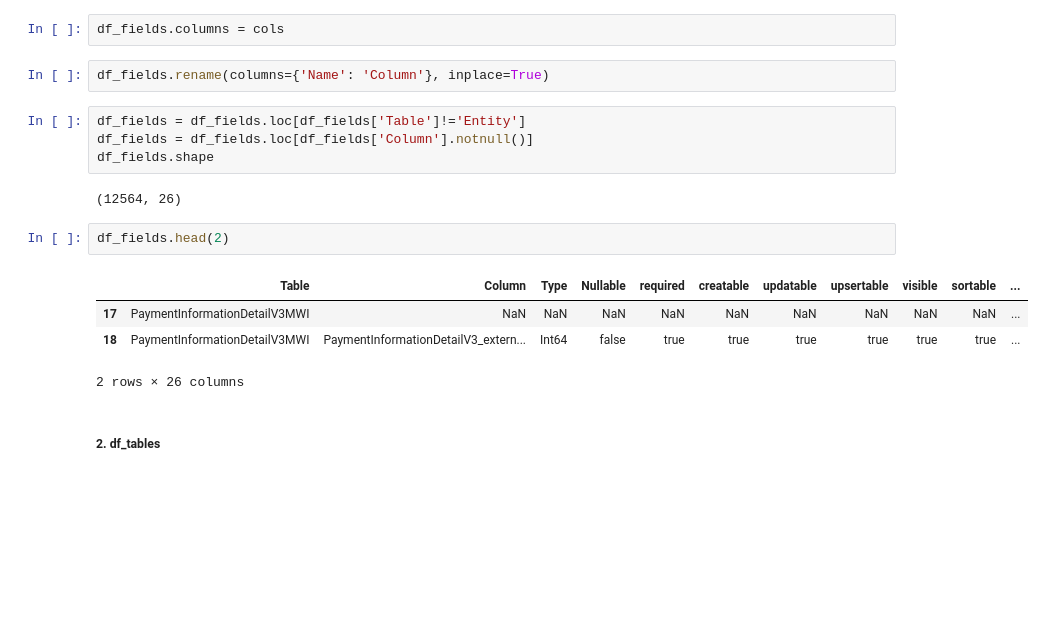
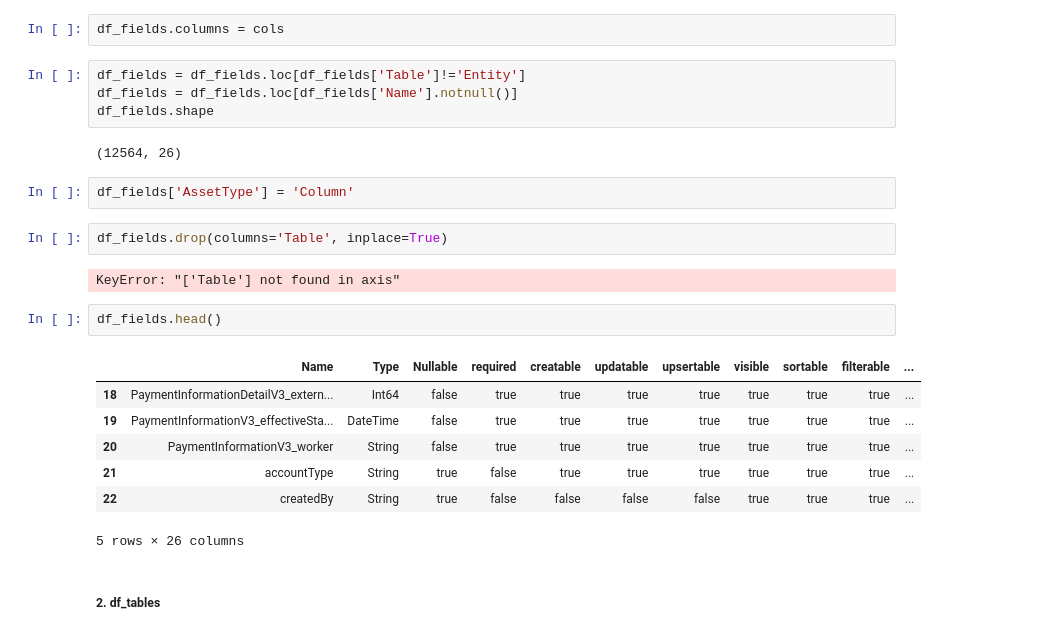
Before and after one commit to robin0821/successfactors-schema, a Jupyter notebook: schema-extract.ipynb, the cells around one changed output. Drawn from its saved outputs; the diff is of its cells as text; blank space fills up the shorter version.

Commit message:
concat dataframe for table and columns

```diff
--- a/schema-extract.ipynb
+++ b/schema-extract.ipynb
@@ -93,21 +91,28 @@ for idx, col in enumerate(cols):
         continue
 # %%
 df_fields.columns = cols
+# %%
+df_fields = df_fields.loc[df_fields['Table']!='Entity']
+df_fields = df_fields.loc[df_fields['Name'].notnull()]
+df_fields.shape
+# %% [output]
+(12564, 26)
+# %%
+df_fields['AssetType'] = 'Column'
 # %%
-df_fields.rename(columns={'Name': 'Column'}, inplace=True)
+df_fields.drop(columns='Table', inplace=True)
+# %% [output]
+KeyError: "['Table'] not found in axis"
-# %%
-df_fields = df_fields.loc[df_fields['Table']!='Entity']
-df_fields = df_fields.loc[df_fields['Column'].notnull()]
-df_fields.shape
-# %% [output]
-(12564, 26)
 # %%
-df_fields.head(2)
+df_fields.head()
 # %% [output]
-|  | Table | Column | Type | Nullable | required | creatable | updatable | upsertable | visible | sortable | ... |
-| 17 | PaymentInformationDetailV3MWI | NaN | NaN | NaN | NaN | NaN | NaN | NaN | NaN | NaN | ... |
-| 18 | PaymentInformationDetailV3MWI | PaymentInformationDetailV3_extern... | Int64 | false | true | true | true | true | true | true | ... |
+|  | Name | Type | Nullable | required | creatable | updatable | upsertable | visible | sortable | filterable | ... |
+| 18 | PaymentInformationDetailV3_extern... | Int64 | false | true | true | true | true | true | true | true | ... |
+| 19 | PaymentInformationV3_effectiveSta... | DateTime | false | true | true | true | true | true | true | true | ... |
+| 20 | PaymentInformationV3_worker | String | false | true | true | true | true | true | true | true | ... |
+| 21 | accountType | String | true | false | true | true | true | true | true | true | ... |
+| 22 | createdBy | String | true | false | false | false | false | true | true | true | ... |
-2 rows × 26 columns
+5 rows × 26 columns
 # %% [markdown]
 ##### 2. df_tables
 # %%
```
Also changed, not shown: parts of 21 cells of this notebook, 2 other files.
